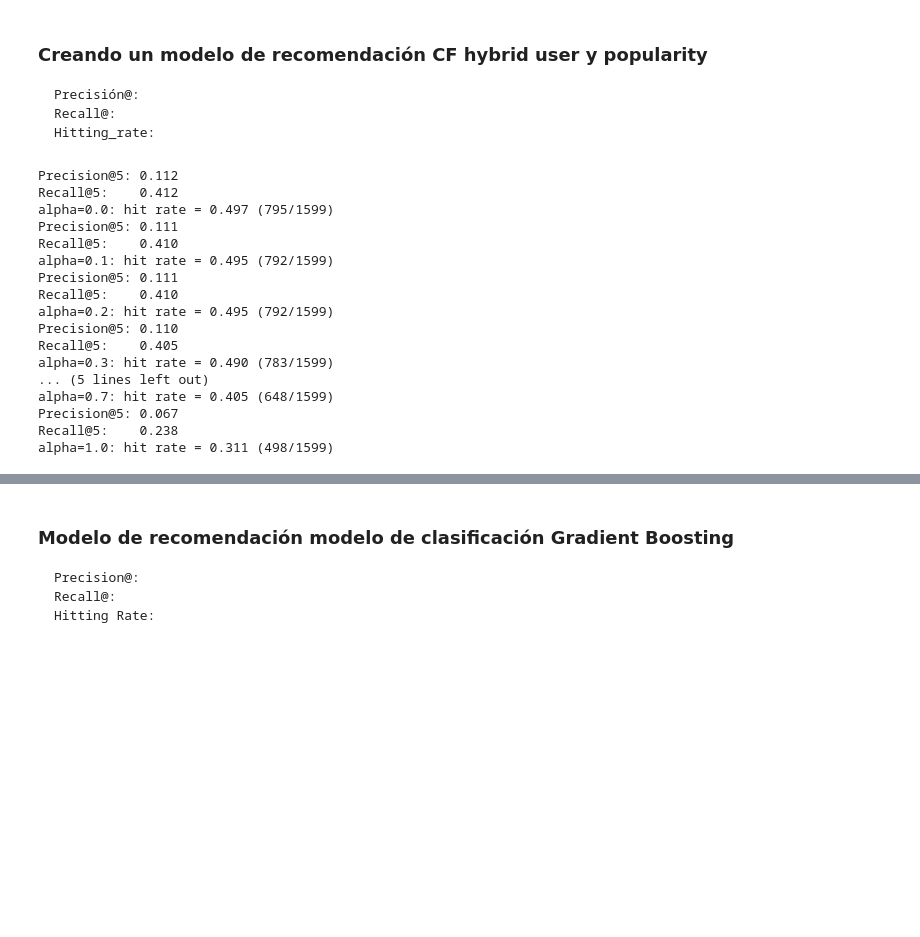
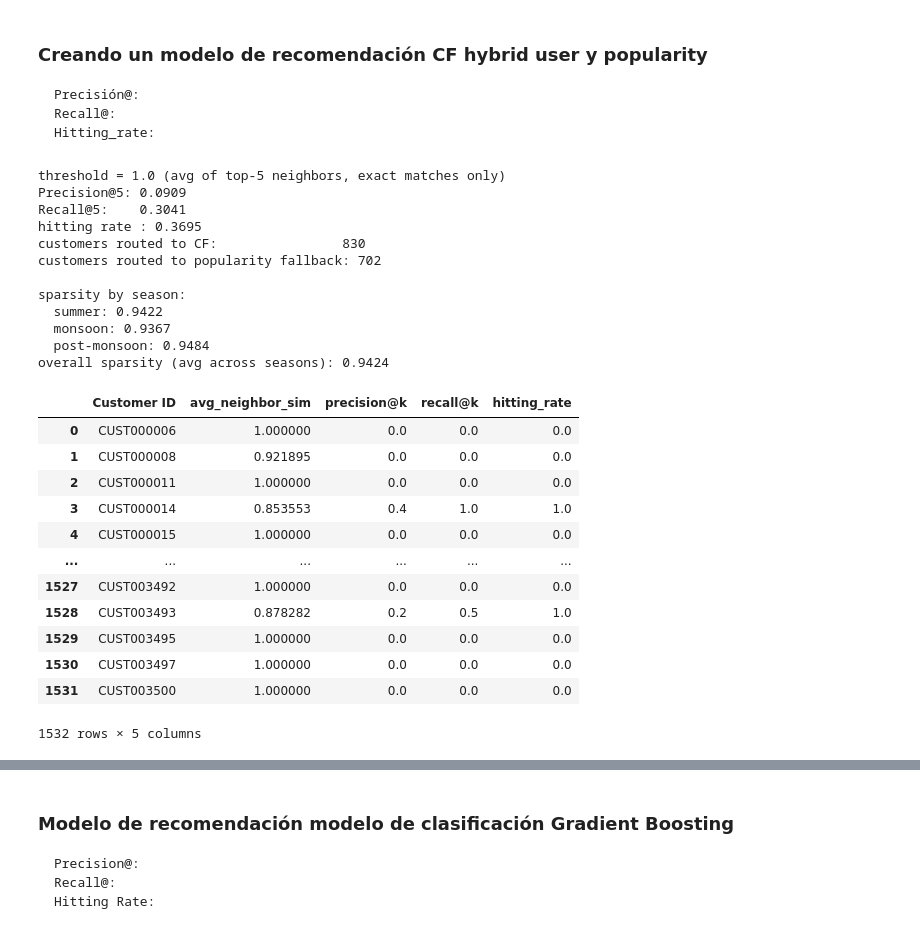
Before and after one commit to GMJ-Analytics/ReActiva-recommender, a Jupyter notebook: src/reactiva/modeling/model_comparasion.ipynb, the cells around one changed output, grey strips where cells are left out. Cells and saved outputs as stored; diff of their text form; code cells hidden in the pictures; blank space fills up the shorter version.

```diff
--- a/src/reactiva/modeling/model_comparasion.ipynb
+++ b/src/reactiva/modeling/model_comparasion.ipynb
@@ -111,3 +119,10 @@ def precision_recall_at_k(recommended, actual, k):
 # %%
-backtest_recommender_pr(df,'winter',session_list=session_list,k=5)
+for i in season_list:
+
+    results_df = backtest_recommender_pr(
+        df,
+        holdout_season=i,
+        season_list=season_list,
+        k=5
+    )
 # %% [output]
@@ -128,0 +481,11 @@ Recall@5:    0.226
+# %%
+# tryting the model #
+results, similarity, customer_profile = (
+    backtest_frequency_user_based(
+        df=df,
+        holdout_season='winter',
+        season_list=season_list,
+        top_n=5,
+        k=5
+    )
+)
@@ -128,0 +745,15 @@ Recall@5:    0.226
+# %%
+season_list = np.array([
+    'winter',
+    'summer',
+    'monsoon',
+    'post-monsoon'
+])
+
+results, similarity_df, vectorizer = backtest_content_based(
+    df,
+    holdout_season='winter',
+    season_list=season_list,
+    top_n=5,
+    k=5
+)
@@ -220,22 +915,29 @@ def backtest_hybrid(df, holdout_session, session_list, alpha=0.3, k=5):
 # %%
 ##trying the model above
-for alpha in [0.0, 0.1, 0.2, 0.3, 0.5, 0.7, 1.0]:
-    _, hr,results = backtest_hybrid(df_tovectorize, holdout_session='summer', session_list=session_list, alpha=alpha)
+backtest_hybrid_avg_threshold(df, 'winter', season_list=season_list, k=5, top_n=5)
 # %% [output]
-Precision@5: 0.112
-Recall@5:    0.412
-alpha=0.0: hit rate = 0.497 (795/1599)
-Precision@5: 0.111
-Recall@5:    0.410
-alpha=0.1: hit rate = 0.495 (792/1599)
-Precision@5: 0.111
-Recall@5:    0.410
-alpha=0.2: hit rate = 0.495 (792/1599)
-Precision@5: 0.110
-Recall@5:    0.405
-alpha=0.3: hit rate = 0.490 (783/1599)
-... (5 lines left out)
-alpha=0.7: hit rate = 0.405 (648/1599)
-Precision@5: 0.067
-Recall@5:    0.238
-alpha=1.0: hit rate = 0.311 (498/1599)
+threshold = 1.0 (avg of top-5 neighbors, exact matches only)
+Precision@5: 0.0909
+Recall@5:    0.3041
+hitting rate : 0.3695
+customers routed to CF:                830
+customers routed to popularity fallback: 702
+
+sparsity by season:
+  summer: 0.9422
+  monsoon: 0.9367
+  post-monsoon: 0.9484
+overall sparsity (avg across seasons): 0.9424
+|  | Customer ID | avg_neighbor_sim | precision@k | recall@k | hitting_rate |
+| 0 | CUST000006 | 1.000000 | 0.0 | 0.0 | 0.0 |
+| 1 | CUST000008 | 0.921895 | 0.0 | 0.0 | 0.0 |
+| 2 | CUST000011 | 1.000000 | 0.0 | 0.0 | 0.0 |
+| 3 | CUST000014 | 0.853553 | 0.4 | 1.0 | 1.0 |
+| 4 | CUST000015 | 1.000000 | 0.0 | 0.0 | 0.0 |
+| ... | ... | ... | ... | ... | ... |
+| 1527 | CUST003492 | 1.000000 | 0.0 | 0.0 | 0.0 |
+| 1528 | CUST003493 | 0.878282 | 0.2 | 0.5 | 1.0 |
+| 1529 | CUST003495 | 1.000000 | 0.0 | 0.0 | 0.0 |
+| 1530 | CUST003497 | 1.000000 | 0.0 | 0.0 | 0.0 |
+| 1531 | CUST003500 | 1.000000 | 0.0 | 0.0 | 0.0 |
+1532 rows × 5 columns
```
Also changed, not shown: parts of 24 cells of this notebook, 8 other files.
